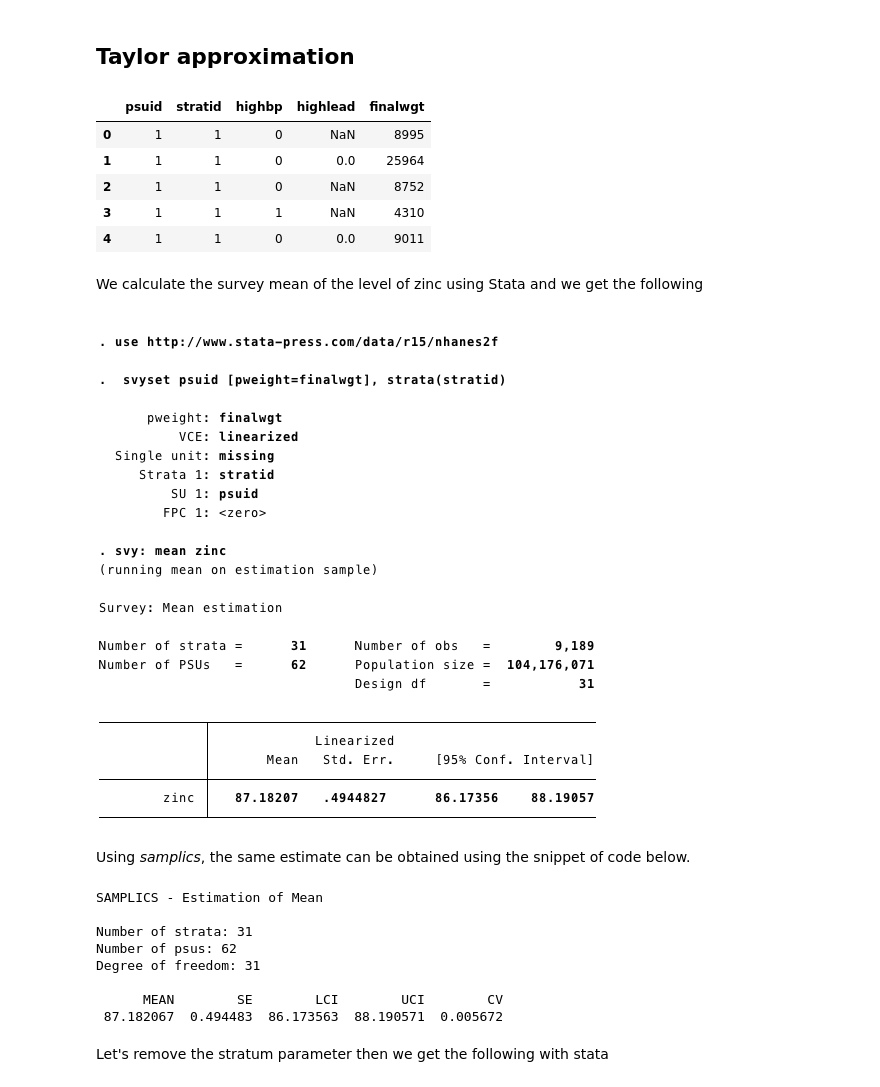
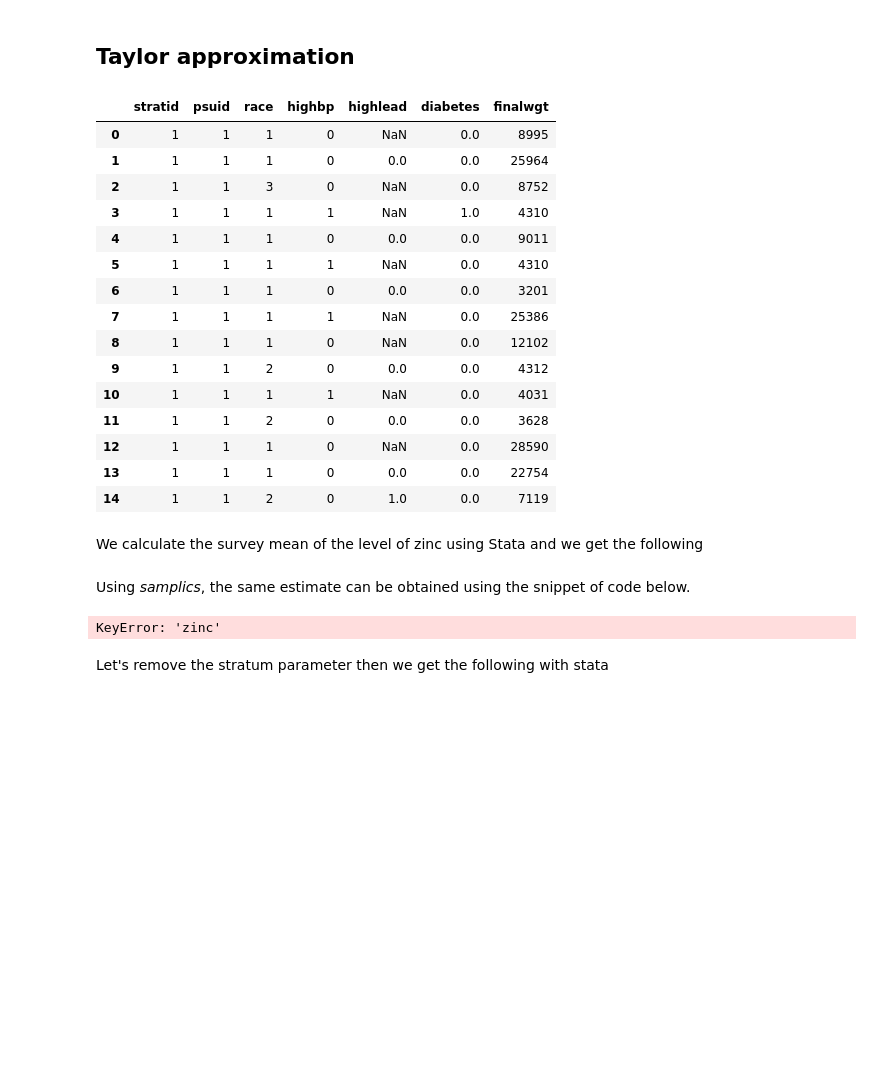
Before and after one commit to samplics-org/samplics, a Jupyter notebook: docs/source/tutorial/estimation.ipynb, the cells around one changed output. Drawn from its saved outputs; the diff is of its cells as text; code cells hidden in the pictures; blank space fills up the shorter version.

Commit message:
adding datasets module

```diff
--- a/docs/source/tutorial/estimation.ipynb
+++ b/docs/source/tutorial/estimation.ipynb
@@ -13,45 +14,47 @@ import samplics
 from samplics.estimation import TaylorEstimator, ReplicateEstimator
 # %% [markdown]
 ## Taylor approximation <a name="section1"></a>
-# %%
-nhanes2f = pd.read_csv("../../../datasets/docs/nhanes2f.csv")
-
-nhanes2f[["psuid", "stratid", "highbp", "highlead", "finalwgt"]].head()
-# %% [output]
-|  | psuid | stratid | highbp | highlead | finalwgt |
-| 0 | 1 | 1 | 0 | NaN | 8995 |
-| 1 | 1 | 1 | 0 | 0.0 | 25964 |
-| 2 | 1 | 1 | 0 | NaN | 8752 |
-| 3 | 1 | 1 | 1 | NaN | 4310 |
-| 4 | 1 | 1 | 0 | 0.0 | 9011 |
+# %%
+# Load Nhanes sample data
+nhanes2_cls = Nhanes2()
+nhanes2_cls.load_data()
+nhanes2 = nhanes2_cls.data
+
+nhanes2.head(15)
+# %% [output]
+|  | stratid | psuid | race | highbp | highlead | diabetes | finalwgt |
+| 0 | 1 | 1 | 1 | 0 | NaN | 0.0 | 8995 |
+| 1 | 1 | 1 | 1 | 0 | 0.0 | 0.0 | 25964 |
+| 2 | 1 | 1 | 3 | 0 | NaN | 0.0 | 8752 |
+| 3 | 1 | 1 | 1 | 1 | NaN | 1.0 | 4310 |
+| 4 | 1 | 1 | 1 | 0 | 0.0 | 0.0 | 9011 |
+| 5 | 1 | 1 | 1 | 1 | NaN | 0.0 | 4310 |
+| 6 | 1 | 1 | 1 | 0 | 0.0 | 0.0 | 3201 |
+| 7 | 1 | 1 | 1 | 1 | NaN | 0.0 | 25386 |
+| 8 | 1 | 1 | 1 | 0 | NaN | 0.0 | 12102 |
+| 9 | 1 | 1 | 2 | 0 | 0.0 | 0.0 | 4312 |
+| 10 | 1 | 1 | 1 | 1 | NaN | 0.0 | 4031 |
+| 11 | 1 | 1 | 2 | 0 | 0.0 | 0.0 | 3628 |
+| 12 | 1 | 1 | 1 | 0 | NaN | 0.0 | 28590 |
+| 13 | 1 | 1 | 1 | 0 | 0.0 | 0.0 | 22754 |
+| 14 | 1 | 1 | 2 | 0 | 1.0 | 0.0 | 7119 |
 # %% [markdown]
 We calculate the survey mean of the level of zinc using Stata and we get the following
-# %%
-Image(filename="zinc_mean_stata_str.png")
-# %% [output]
-[figure, removed]
 # %% [markdown]
 Using *samplics*, the same estimate can be obtained using the snippet of code below.
 # %%
 zinc_mean_str = TaylorEstimator("mean")
 zinc_mean_str.estimate(
-    y=nhanes2f["zinc"],
-    samp_weight=nhanes2f["finalwgt"],
-    stratum=nhanes2f["stratid"],
-    psu=nhanes2f["psuid"],
+    y=nhanes2["zinc"],
+    samp_weight=nhanes2["finalwgt"],
+    stratum=nhanes2["stratid"],
+    psu=nhanes2["psuid"],
     remove_nan=True,
 )
 
 print(zinc_mean_str)
 # %% [output]
-SAMPLICS - Estimation of Mean
-
-Number of strata: 31
-Number of psus: 62
-Degree of freedom: 31
-
-      MEAN        SE        LCI        UCI        CV
- 87.182067  0.494483  86.173563  88.190571  0.005672
+KeyError: 'zinc'
 # %% [markdown]
 
 Let's remove the stratum parameter then we get the following with stata
```
Also changed, not shown: parts of 3 cells of this notebook, 11 other files.
